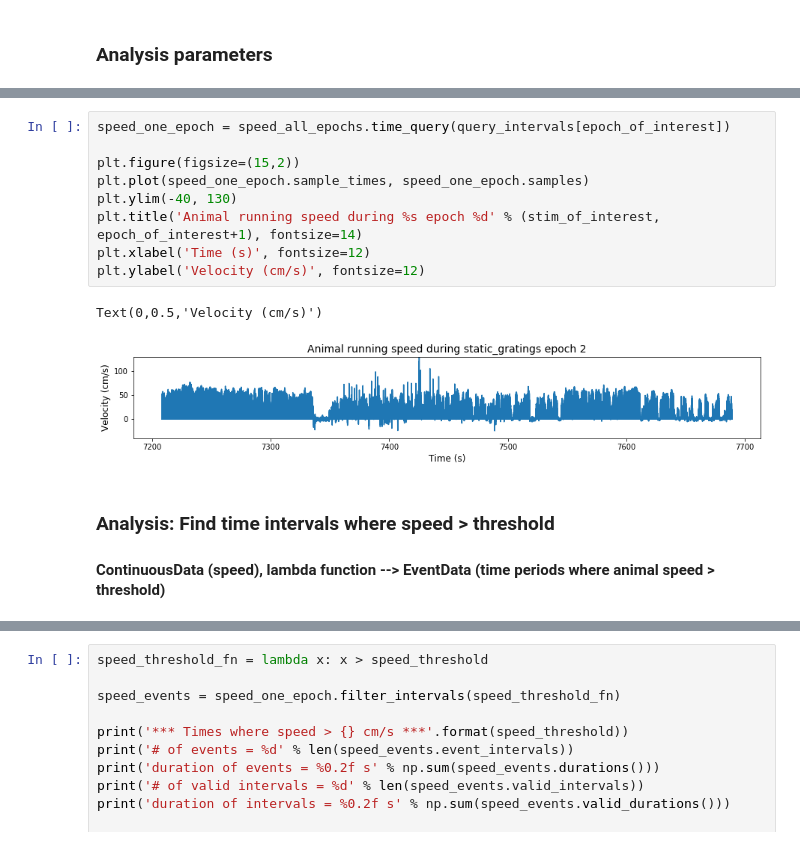
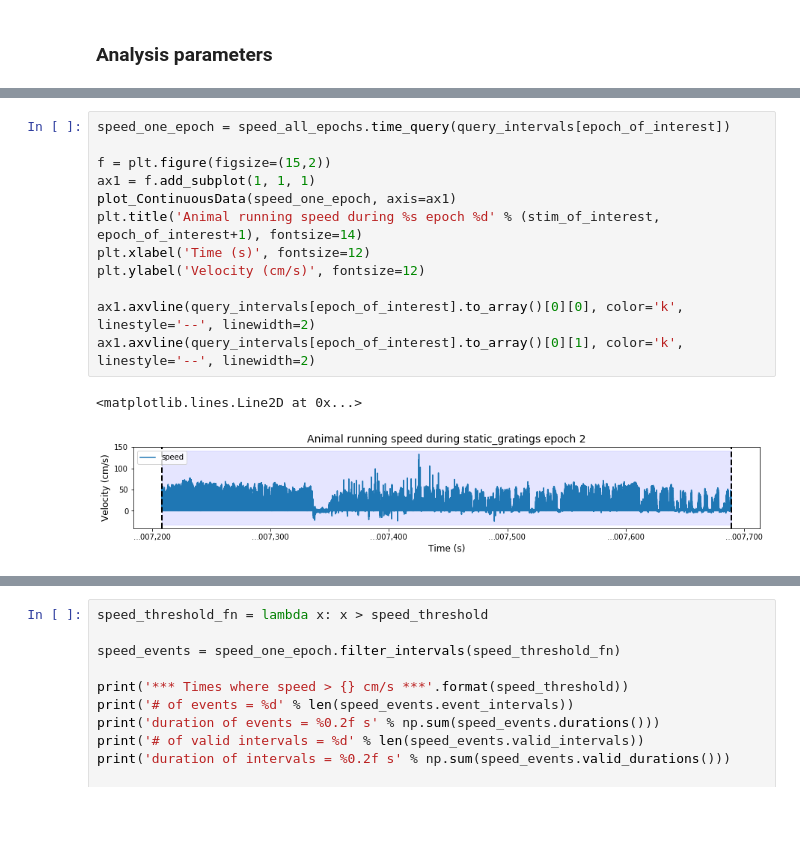
Before and after one commit to LorenFrankLab/franklab-nwb, a Jupyter notebook: frank_lab_queries_allen_data.ipynb, the cells around one changed output, grey strips where cells are left out. Drawn from its saved outputs; the diff is of its cells as text; blank space fills up the shorter version.

```diff
--- a/frank_lab_queries_allen_data.ipynb
+++ b/frank_lab_queries_allen_data.ipynb
@@ -298,15 +320,15 @@ Text(0,0.5,'Velocity (m/s)')
 # %%
 speed_one_epoch = speed_all_epochs.time_query(query_intervals[epoch_of_interest])
 
-plt.figure(figsize=(15,2))
-plt.plot(speed_one_epoch.sample_times, speed_one_epoch.samples)
-plt.ylim(-40, 130)
+f = plt.figure(figsize=(15,2))
+ax1 = f.add_subplot(1, 1, 1)
+plot_ContinuousData(speed_one_epoch, axis=ax1)
 plt.title('Animal running speed during %s epoch %d' % (stim_of_interest, epoch_of_interest+1), fontsize=14)
 plt.xlabel('Time (s)', fontsize=12)
 plt.ylabel('Velocity (cm/s)', fontsize=12)
+
+ax1.axvline(query_intervals[epoch_of_interest].to_array()[0][0], color='k', linestyle='--', linewidth=2)
+ax1.axvline(query_intervals[epoch_of_interest].to_array()[0][1], color='k', linestyle='--', linewidth=2)
 # %% [output]
-Text(0,0.5,'Velocity (cm/s)')
+<matplotlib.lines.Line2D at 0x...>
-[figure, old version]
+[figure, new version]
-# %% [markdown]
-### Analysis: Find time intervals where speed > threshold
-#### ContinuousData (speed), lambda function --> EventData (time periods where animal speed > threshold)
```
Also changed, not shown: parts of 30 cells of this notebook, 1 other file.
